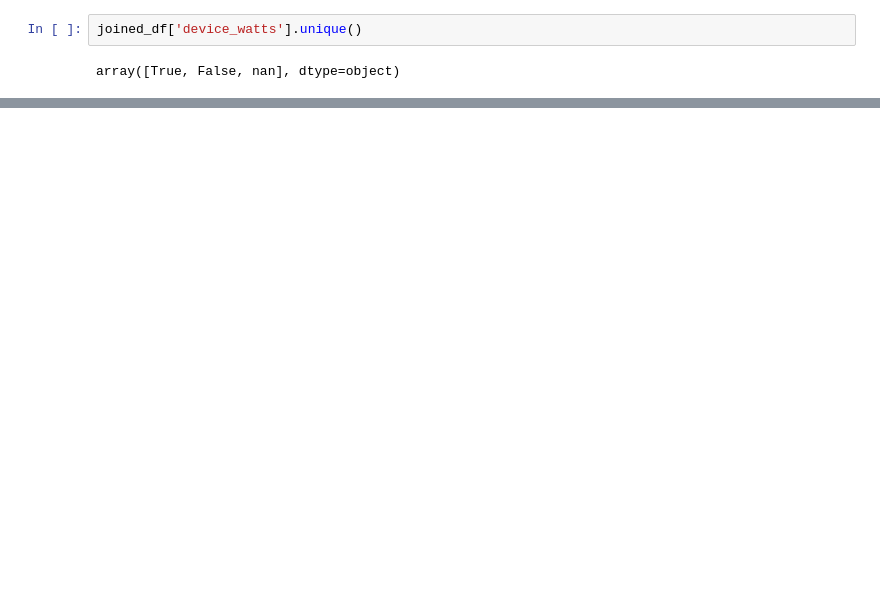
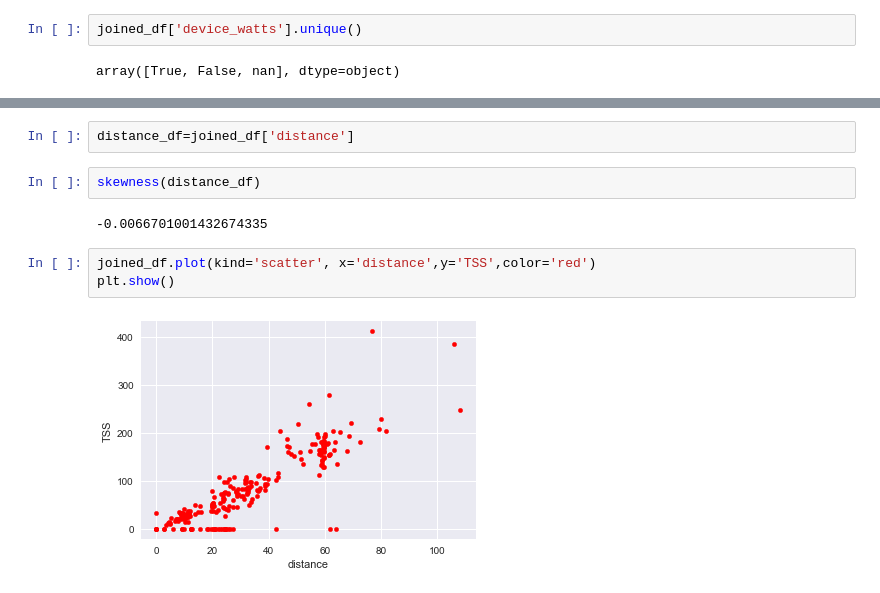
Before and after one commit to bhagyashreedhebe/Portfolios, a Jupyter notebook: Portfolio 1.ipynb, the cells around one changed output, grey strips where cells are left out. Drawn from its saved outputs; the diff is of its cells as text; blank space fills up the shorter version.

```diff
--- a/Portfolio 1.ipynb
+++ b/Portfolio 1.ipynb
@@ -232,0 +173,11 @@ strava1
+# %%
+distance_df=joined_df['distance']
+# %%
+skewness(distance_df)
+# %% [output]
+-0.0066701001432674335
+# %%
+joined_df.plot(kind='scatter', x='distance',y='TSS',color='red')
+plt.show()
+# %% [output]
+[figure, added]
```
Also changed, not shown: parts of 14 cells of this notebook.
